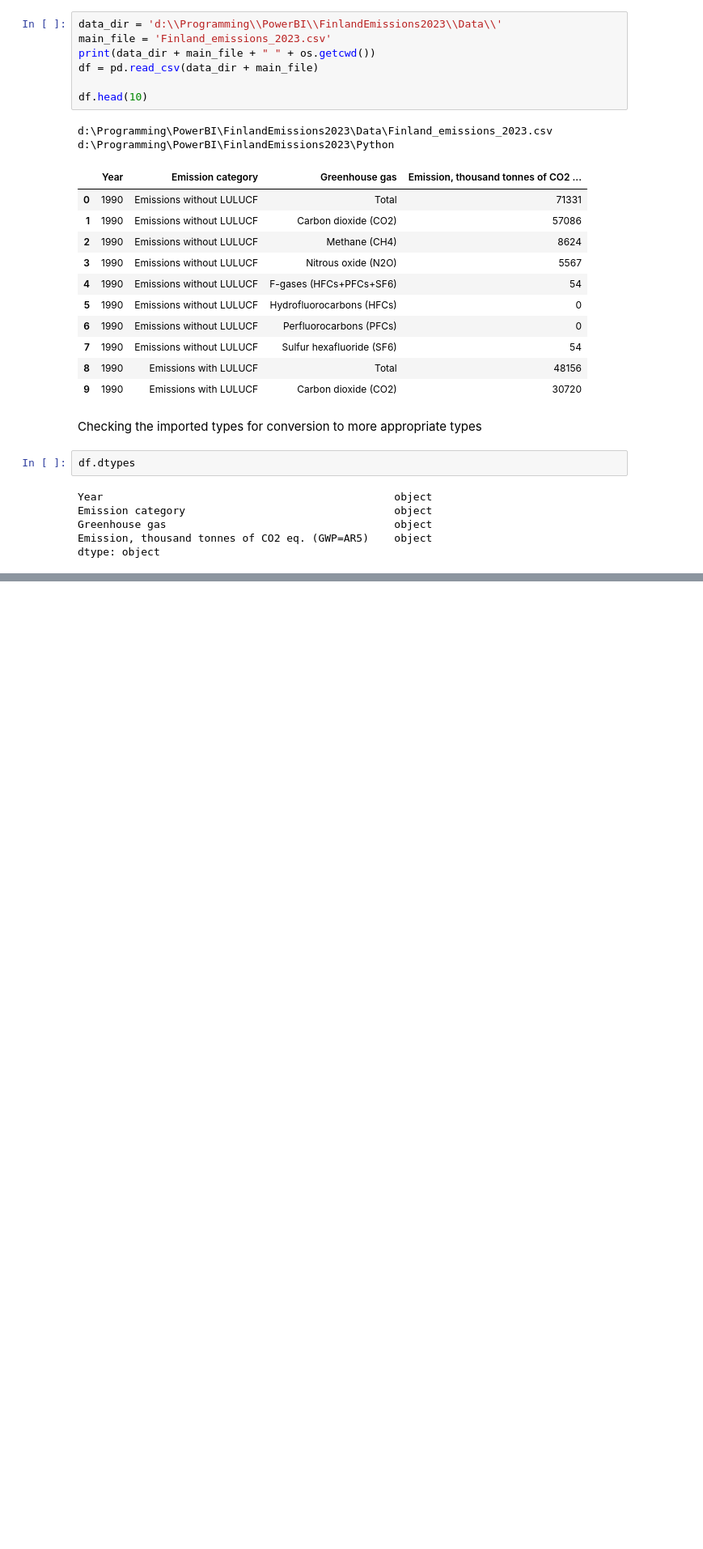
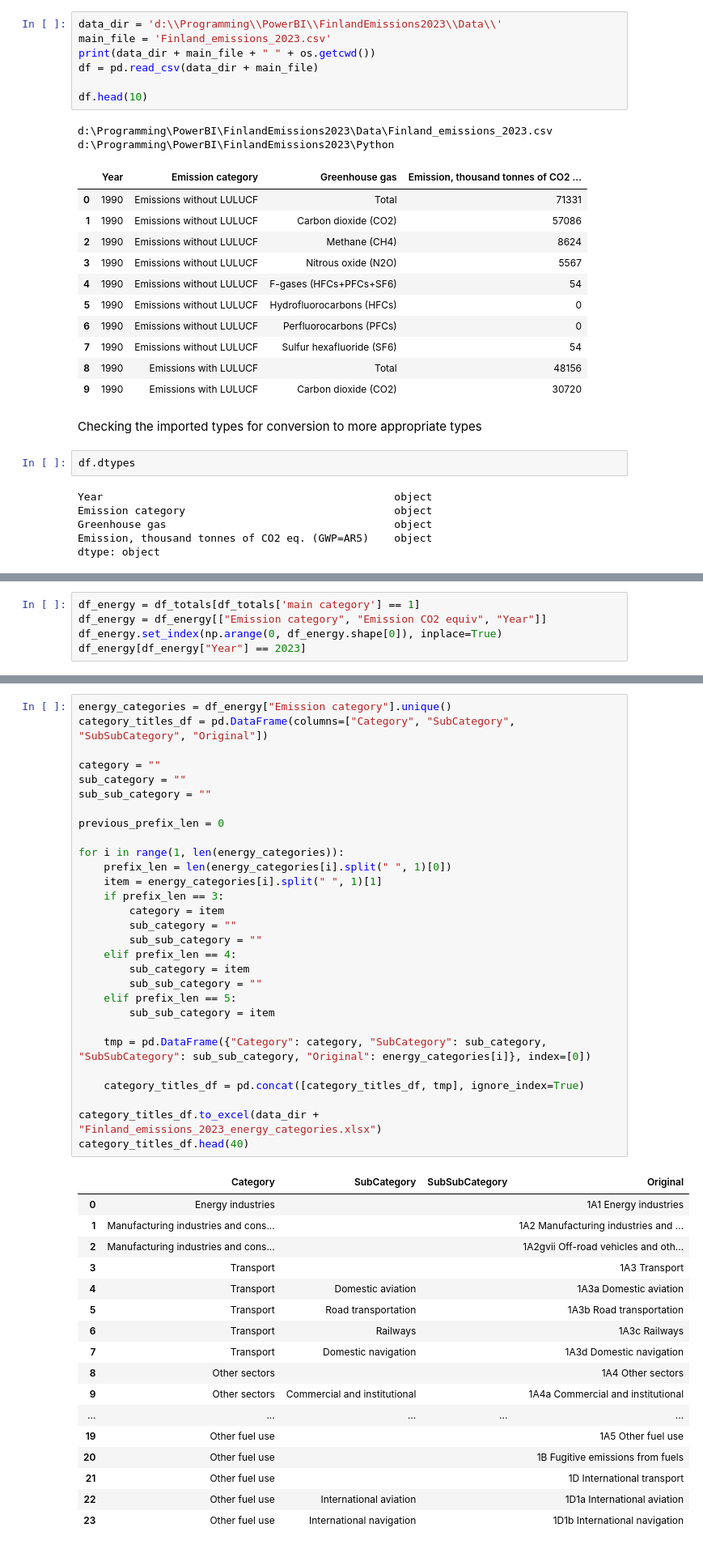
Before and after one commit to jpronkko/FinlandEmissions2023, a Jupyter notebook: Python/check_and_cleanup.ipynb, the cells around one changed output, grey strips where cells are left out. Shown at 81% size. Cells and saved outputs as stored; diff of their text form; blank space fills up the shorter version.

```diff
--- a/Python/check_and_cleanup.ipynb
+++ b/Python/check_and_cleanup.ipynb
@@ -206,0 +262,5 @@ df_totals_main.to_excel(data_dir + 'totals_main.xlsx', index=False)
+# %%
+df_energy = df_totals[df_totals['main category'] == 1]
+df_energy = df_energy[["Emission category", "Emission CO2 equiv", "Year"]]
+df_energy.set_index(np.arange(0, df_energy.shape[0]), inplace=True)
+df_energy[df_energy["Year"] == 2023]
@@ -206,0 +285,47 @@ df_totals_main.to_excel(data_dir + 'totals_main.xlsx', index=False)
+# %%
+energy_categories = df_energy["Emission category"].unique()
+category_titles_df = pd.DataFrame(columns=["Category", "SubCategory", "SubSubCategory", "Original"])
+
+category = ""
+sub_category = ""
+sub_sub_category = ""
+
+previous_prefix_len = 0
+
+for i in range(1, len(energy_categories)):
+    prefix_len = len(energy_categories[i].split(" ", 1)[0])
+    item = energy_categories[i].split(" ", 1)[1]
+    if prefix_len == 3:
+        category = item
+        sub_category = ""
+        sub_sub_category = ""
+    elif prefix_len == 4:
+        sub_category = item
+        sub_sub_category = ""
+    elif prefix_len == 5:
+        sub_sub_category = item
+
+    tmp = pd.DataFrame({"Category": category, "SubCategory": sub_category, "SubSubCategory": sub_sub_category, "Original": energy_categories[i]}, index=[0])
+
+    category_titles_df = pd.concat([category_titles_df, tmp], ignore_index=True)
+
+category_titles_df.to_excel(data_dir + "Finland_emissions_2023_energy_categories.xlsx")
+category_titles_df.head(40)
+# %% [output]
+|  | Category | SubCategory | SubSubCategory | Original |
+| 0 | Energy industries |  |  | 1A1 Energy industries |
+| 1 | Manufacturing industries and cons... |  |  | 1A2 Manufacturing industries and ... |
+| 2 | Manufacturing industries and cons... |  |  | 1A2gvii Off-road vehicles and oth... |
+| 3 | Transport |  |  | 1A3 Transport |
+| 4 | Transport | Domestic aviation |  | 1A3a Domestic aviation |
+| 5 | Transport | Road transportation |  | 1A3b Road transportation |
+| 6 | Transport | Railways |  | 1A3c Railways |
+| 7 | Transport | Domestic navigation |  | 1A3d Domestic navigation |
+| 8 | Other sectors |  |  | 1A4 Other sectors |
+| 9 | Other sectors | Commercial and institutional |  | 1A4a Commercial and institutional |
+| ... | ... | ... | ... | ... |
+| 19 | Other fuel use |  |  | 1A5 Other fuel use |
+| 20 | Other fuel use |  |  | 1B Fugitive emissions from fuels |
+| 21 | Other fuel use |  |  | 1D International transport |
+| 22 | Other fuel use | International aviation |  | 1D1a International aviation |
+| 23 | Other fuel use | International navigation |  | 1D1b International navigation |
```
Also changed, not shown: parts of 20 cells of this notebook, 14 other files.
